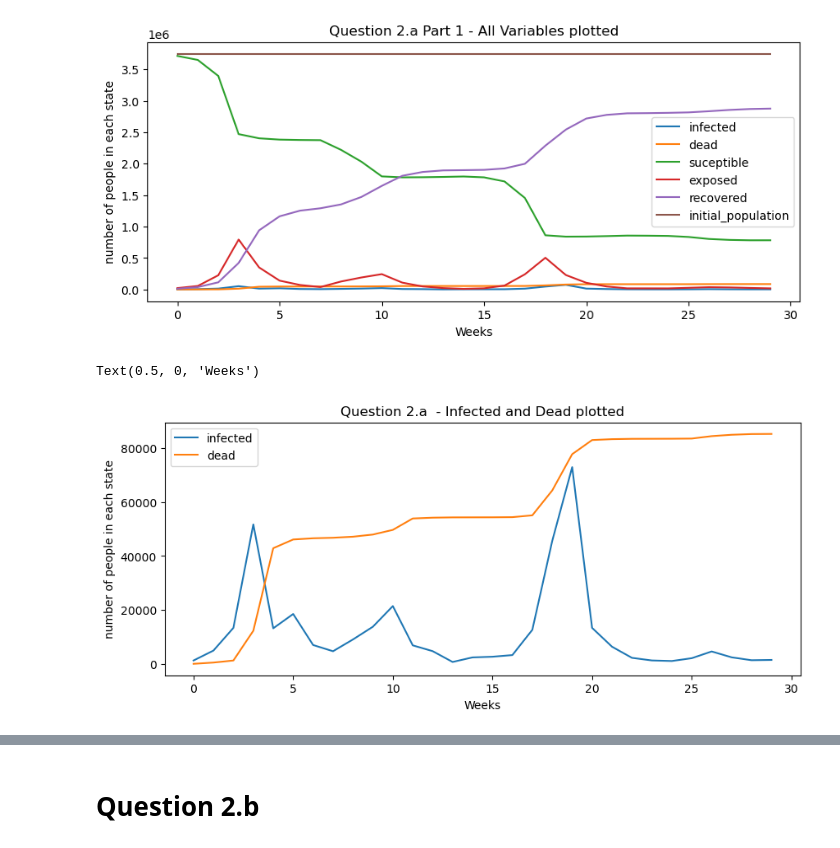
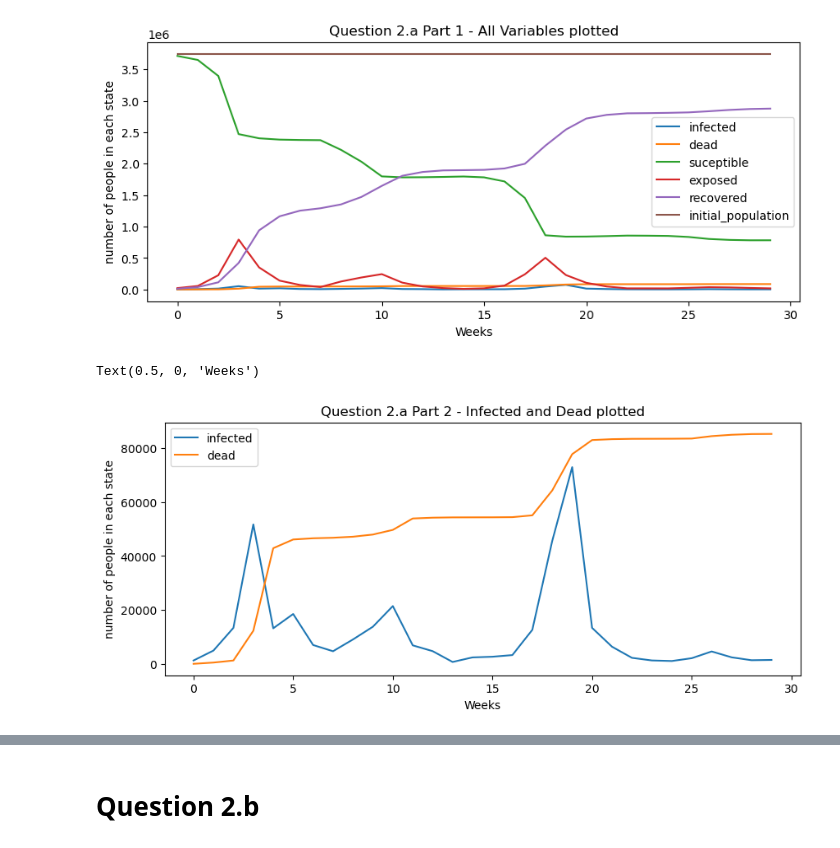
Before and after one commit to mohahf19/ANNRL-2023, a Jupyter notebook: notebooks/q2.ipynb, the cells around one changed output, grey strips where cells are left out. Cells and saved outputs as stored; diff of their text form; code cells hidden in the pictures.

```diff
--- a/notebooks/q2.ipynb
+++ b/notebooks/q2.ipynb
@@ -166,13 +166,13 @@ Text(0.5, 0, 'Weeks')
 # %%
 fig, ax = plt.subplots(1, 1, figsize=(10, 4))
 
 total_tmp = {"infected": total["infected"], "dead": total["dead"]}
 [ax.plot(y) for y in total_tmp.values()]
 ax.legend(total_tmp.keys())
-ax.set_title("Question 2.a  - Infected and Dead plotted")
+ax.set_title("Question 2.a Part 2 - Infected and Dead plotted")
 ax.set_ylabel("number of people in each state")
 ax.set_xlabel("Weeks")
 # %% [output]
 Text(0.5, 0, 'Weeks')
-[figure, old version]
+[figure, new version]
 # %%
```
Also changed, not shown: parts of 5 cells of this notebook.
